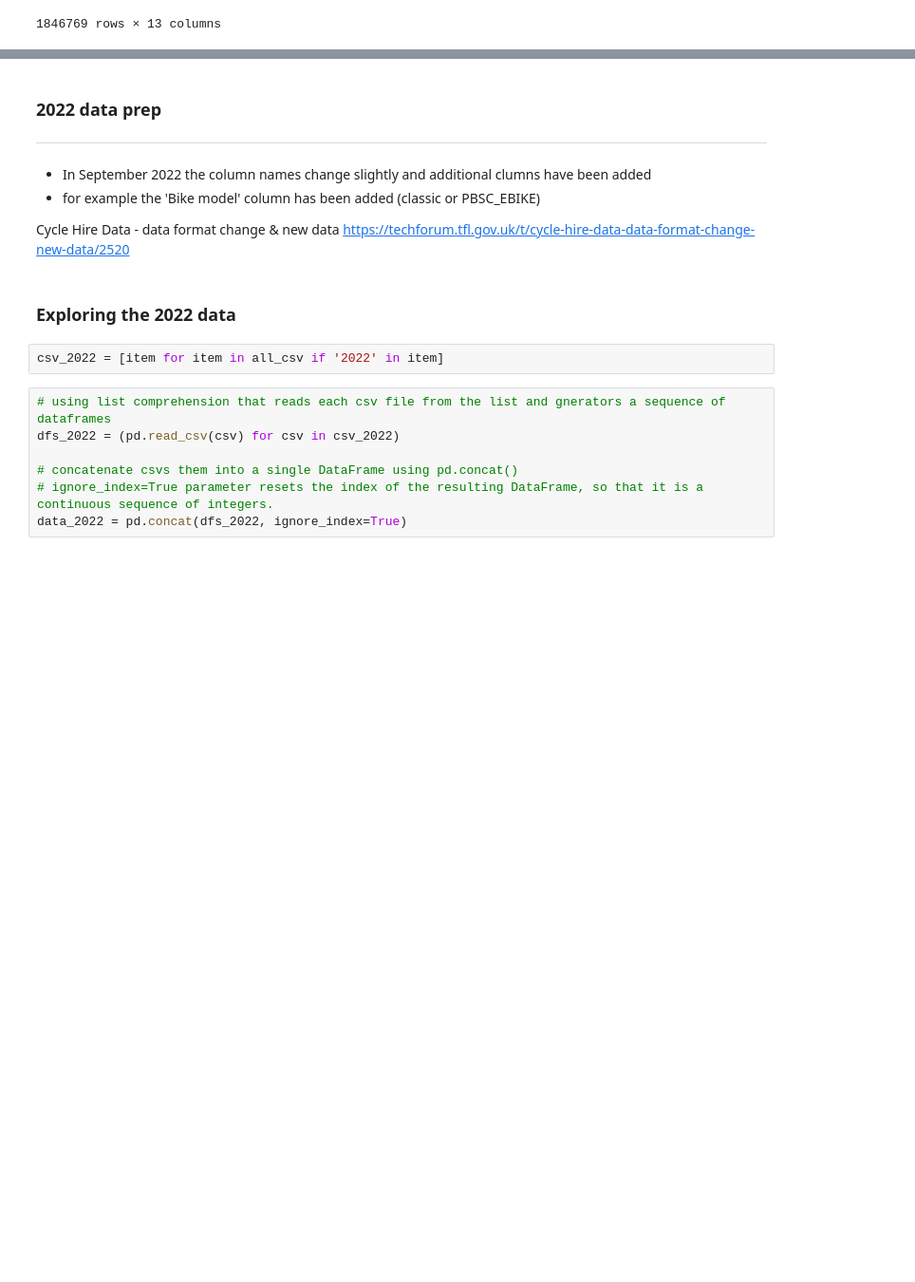
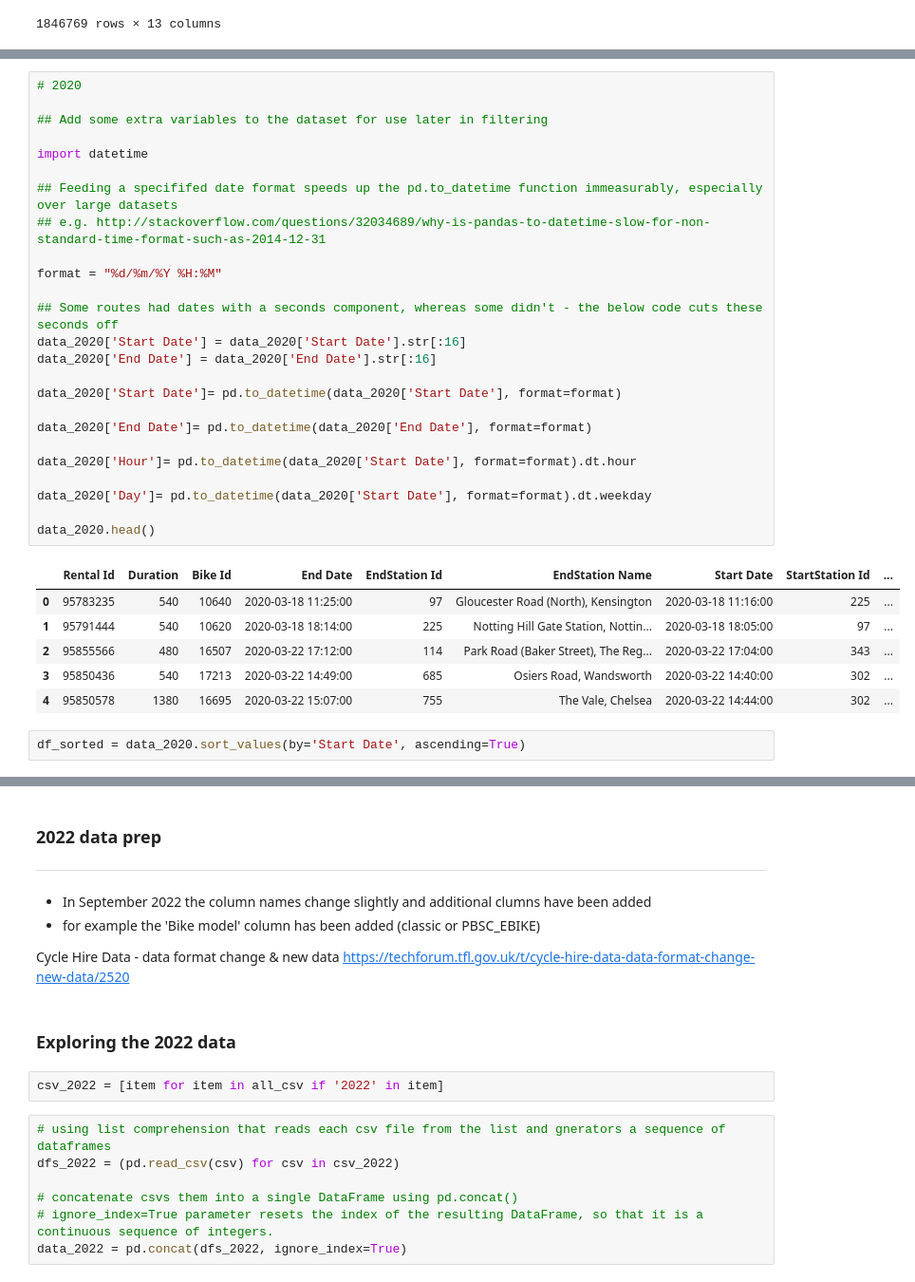
Before and after one commit to elrhmo/TfL_Bike_Analysis, a Jupyter notebook: data_prep.ipynb, the cells around one changed output, grey strips where cells are left out. Shown: that part at 95% size. Saved outputs shown, nothing was run; the diff lists cells and outputs as text; blank space fills up the shorter version.

```diff
--- a/data_prep.ipynb
+++ b/data_prep.ipynb
@@ -433,0 +400,34 @@ sorted_degree_centrality_2023
+# %%
+# 2020
+
+## Add some extra variables to the dataset for use later in filtering
+
+import datetime
+
+## Feeding a specififed date format speeds up the pd.to_datetime function immeasurably, especially over large datasets
+## e.g. http://stackoverflow.com/questions/32034689/why-is-pandas-to-datetime-slow-for-non-standard-time-format-such-as-2014-12-31
+
+format = "%d/%m/%Y %H:%M"
+
+## Some routes had dates with a seconds component, whereas some didn't - the below code cuts these seconds off
+data_2020['Start Date'] = data_2020['Start Date'].str[:16]
+data_2020['End Date'] = data_2020['End Date'].str[:16]
+
+data_2020['Start Date']= pd.to_datetime(data_2020['Start Date'], format=format)
+
+data_2020['End Date']= pd.to_datetime(data_2020['End Date'], format=format)
+
+data_2020['Hour']= pd.to_datetime(data_2020['Start Date'], format=format).dt.hour
+
+data_2020['Day']= pd.to_datetime(data_2020['Start Date'], format=format).dt.weekday
+
+data_2020.head()
+# %% [output]
+|  | Rental Id | Duration | Bike Id | End Date | EndStation Id | EndStation Name | Start Date | StartStation Id | ... |
+| 0 | 95783235 | 540 | 10640 | 2020-03-18 11:25:00 | 97 | Gloucester Road (North), Kensington | 2020-03-18 11:16:00 | 225 | ... |
+| 1 | 95791444 | 540 | 10620 | 2020-03-18 18:14:00 | 225 | Notting Hill Gate Station, Nottin... | 2020-03-18 18:05:00 | 97 | ... |
+| 2 | 95855566 | 480 | 16507 | 2020-03-22 17:12:00 | 114 | Park Road (Baker Street), The Reg... | 2020-03-22 17:04:00 | 343 | ... |
+| 3 | 95850436 | 540 | 17213 | 2020-03-22 14:49:00 | 685 | Osiers Road, Wandsworth | 2020-03-22 14:40:00 | 302 | ... |
+| 4 | 95850578 | 1380 | 16695 | 2020-03-22 15:07:00 | 755 | The Vale, Chelsea | 2020-03-22 14:44:00 | 302 | ... |
+# %%
+df_sorted = data_2020.sort_values(by='Start Date', ascending=True)
```
Also changed, not shown: parts of 20 cells of this notebook.
